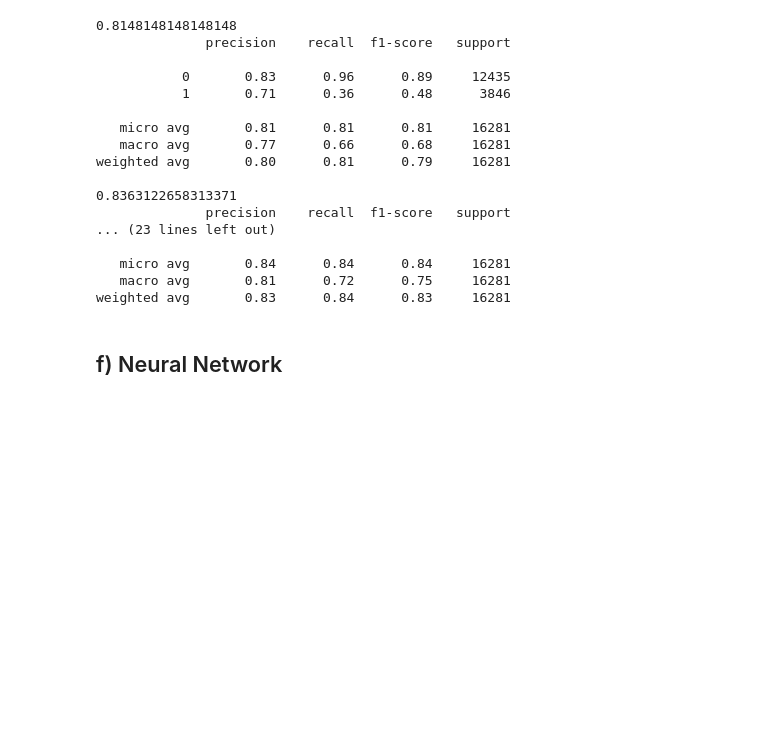
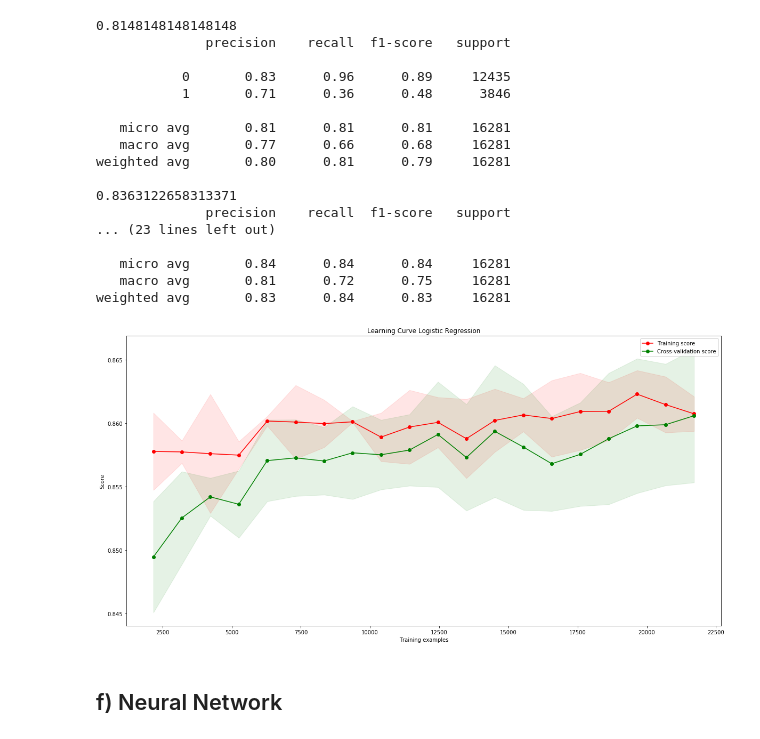
Before and after one commit to haiphucnguyen/MachineLearning, a Jupyter notebook: notes/Project 1.ipynb, the cells around one changed output. Cells and saved outputs as stored; diff of their text form; code cells hidden in the pictures; blank space fills up the shorter version.

```diff
--- a/notes/Project 1.ipynb
+++ b/notes/Project 1.ipynb
@@ -412,6 +448,7 @@ for i in [3,5,7,9]:
     ada_classifier = AdaBoostClassifier(n_estimators=i, learning_rate=0.5)
     ada_classifier.fit(X_train, Y_train)
     Y_ada_pred = ada_classifier.predict(X_test)
+    Y_ada_pred_proba = ada_classifier.predict_log_proba(X_test)
     print(metrics.accuracy_score(Y_test, Y_ada_pred))
     print(classification_report(Y_test, Y_ada_pred))
 # %% [output]
@@ -432,6 +469,11 @@ weighted avg       0.80      0.81      0.79     16281
    micro avg       0.84      0.84      0.84     16281
    macro avg       0.81      0.72      0.75     16281
 weighted avg       0.83      0.84      0.83     16281
+# %%
+train_sizes, train_scores, test_scores = callLearningCurve(AdaBoostClassifier(), X_train, Y_train)
+plotLearningCurve('Learning Curve Logistic Regression', train_sizes, train_scores, test_scores)
+# %% [output]
+[figure, added]
 # %% [markdown]
 ## f) Neural Network
 # %%
```
Also changed, not shown: parts of 12 cells of this notebook.
